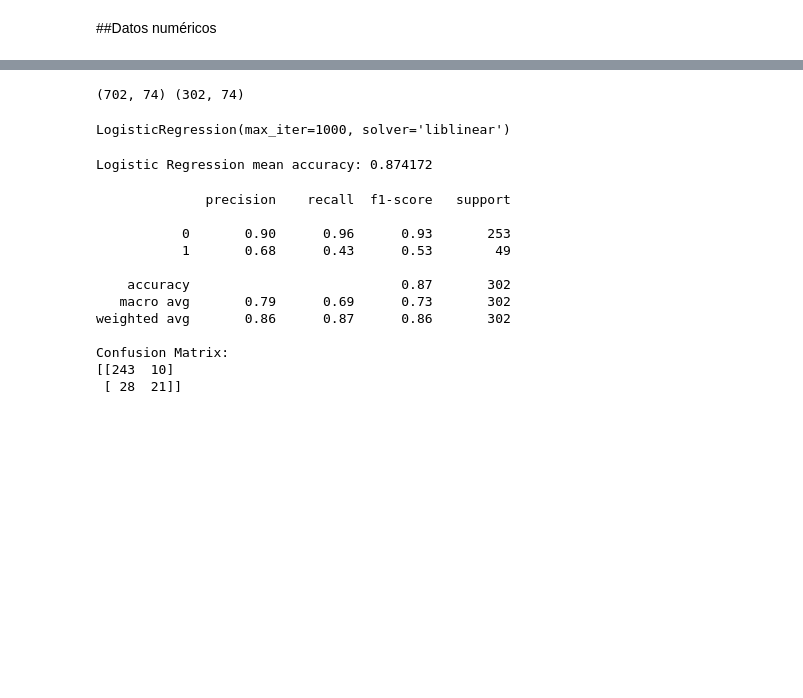
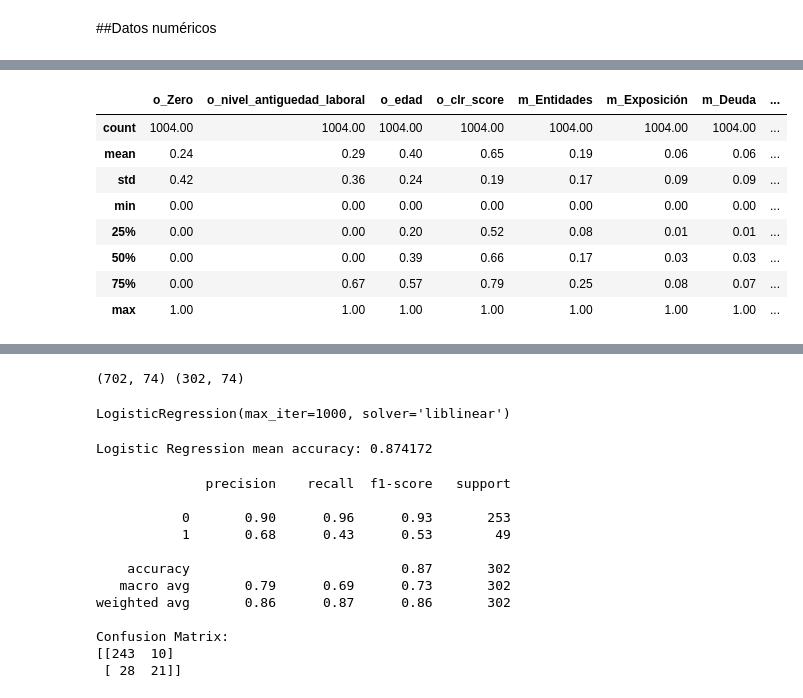
Before and after one commit to gabipalacios/Python, a Jupyter notebook: RiesgoZ2capa_V11.ipynb, the cells around one changed output, grey strips where cells are left out. Cells and saved outputs as stored; diff of their text form; code cells hidden in the pictures; blank space fills up the shorter version.

```diff
--- a/RiesgoZ2capa_V11.ipynb
+++ b/RiesgoZ2capa_V11.ipynb
@@ -473,3 +597,15 @@ memory usage: 117.7 KB
+# %%
+df_numeric_scaled.describe()
+# %% [output]
+|  | o_Zero | o_nivel_antiguedad_laboral | o_edad | o_clr_score | m_Entidades | m_Exposición | m_Deuda | ... |
+| count | 1004.00 | 1004.00 | 1004.00 | 1004.00 | 1004.00 | 1004.00 | 1004.00 | ... |
+| mean | 0.24 | 0.29 | 0.40 | 0.65 | 0.19 | 0.06 | 0.06 | ... |
+| std | 0.42 | 0.36 | 0.24 | 0.19 | 0.17 | 0.09 | 0.09 | ... |
+| min | 0.00 | 0.00 | 0.00 | 0.00 | 0.00 | 0.00 | 0.00 | ... |
+| 25% | 0.00 | 0.00 | 0.20 | 0.52 | 0.08 | 0.01 | 0.01 | ... |
+| 50% | 0.00 | 0.00 | 0.39 | 0.66 | 0.17 | 0.03 | 0.03 | ... |
+| 75% | 0.00 | 0.67 | 0.57 | 0.79 | 0.25 | 0.08 | 0.07 | ... |
+| max | 1.00 | 1.00 | 1.00 | 1.00 | 1.00 | 1.00 | 1.00 | ... |
 # %%
 df_numeric.columns
 # %% [output]
```
Also changed, not shown: parts of 20 cells of this notebook.
